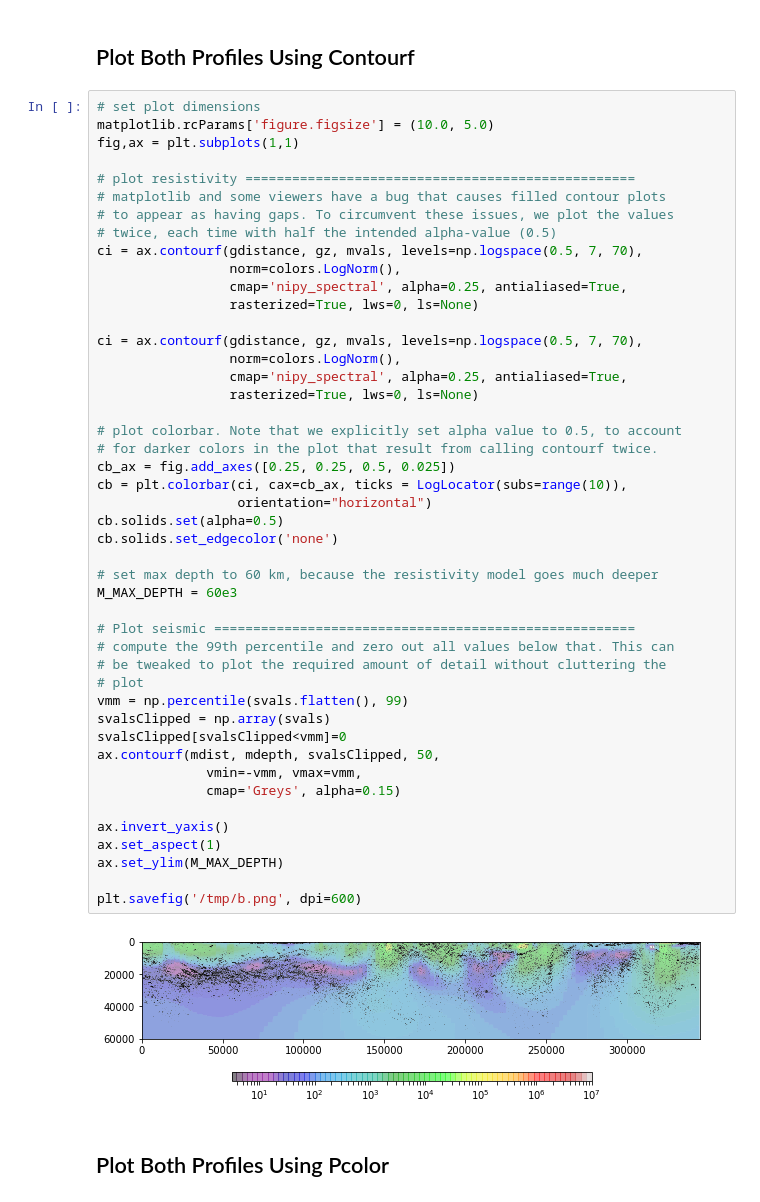
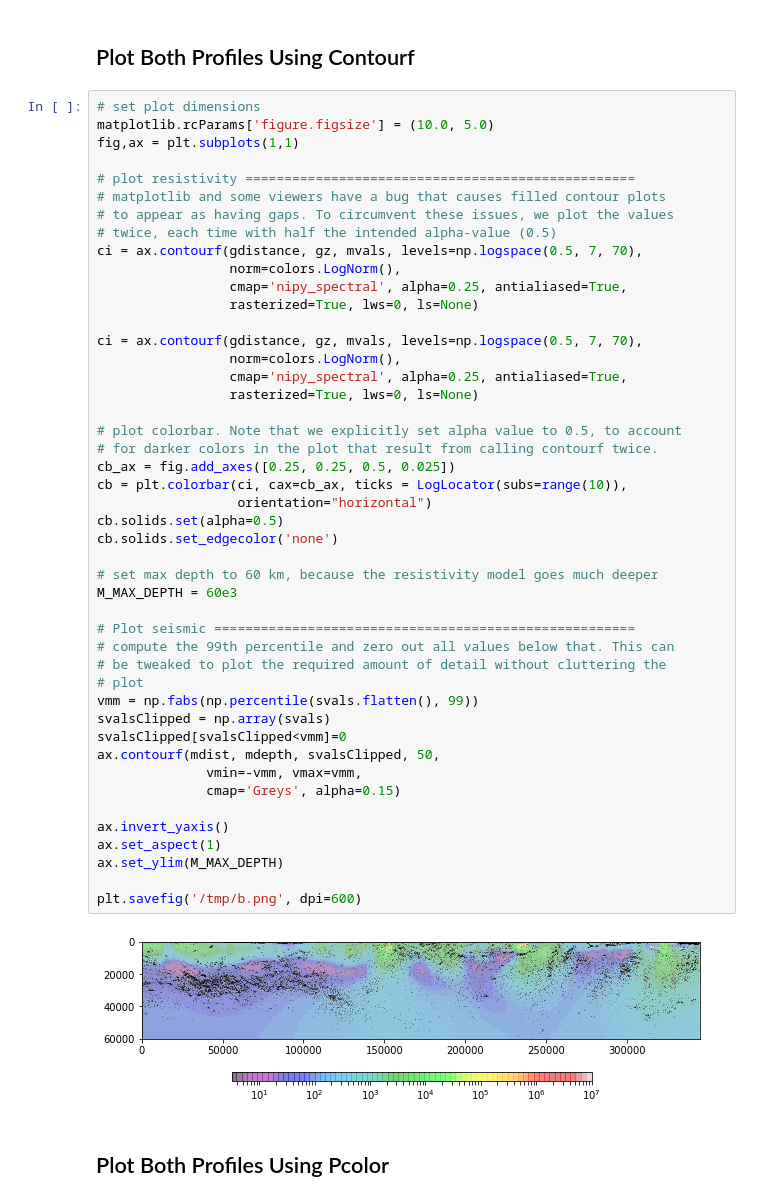
Before and after one commit to MTgeophysics/mtpy, a Jupyter notebook: examples/notebooks/plot_resistivity_seismic.ipynb, the cells around one changed output. Saved outputs shown, nothing was run; the diff lists cells and outputs as text.

```diff
--- a/examples/notebooks/plot_resistivity_seismic.ipynb
+++ b/examples/notebooks/plot_resistivity_seismic.ipynb
@@ -116,35 +116,35 @@ ci = ax.contourf(gdistance, gz, mvals, levels=np.logspace(0.5, 7, 70),
                  cmap='nipy_spectral', alpha=0.25, antialiased=True,
                  rasterized=True, lws=0, ls=None)
 
 # plot colorbar. Note that we explicitly set alpha value to 0.5, to account
 # for darker colors in the plot that result from calling contourf twice.
 cb_ax = fig.add_axes([0.25, 0.25, 0.5, 0.025])
 cb = plt.colorbar(ci, cax=cb_ax, ticks = LogLocator(subs=range(10)),
                   orientation="horizontal")
 cb.solids.set(alpha=0.5)
 cb.solids.set_edgecolor('none')
 
 # set max depth to 60 km, because the resistivity model goes much deeper
 M_MAX_DEPTH = 60e3
 
 # Plot seismic ======================================================
 # compute the 99th percentile and zero out all values below that. This can
 # be tweaked to plot the required amount of detail without cluttering the
 # plot
-vmm = np.percentile(svals.flatten(), 99)
+vmm = np.fabs(np.percentile(svals.flatten(), 99))
 svalsClipped = np.array(svals)
 svalsClipped[svalsClipped<vmm]=0
 ax.contourf(mdist, mdepth, svalsClipped, 50,
               vmin=-vmm, vmax=vmm,
               cmap='Greys', alpha=0.15)
 
 ax.invert_yaxis()
 ax.set_aspect(1)
 ax.set_ylim(M_MAX_DEPTH)
 
 plt.savefig('/tmp/b.png', dpi=600)
 # %% [output]
-[figure, old version]
+[figure, new version]
 # %% [markdown]
 ## Plot Both Profiles Using Pcolor
 # %%
```
Also changed, not shown: parts of 1 cell of this notebook, 2 other files.
